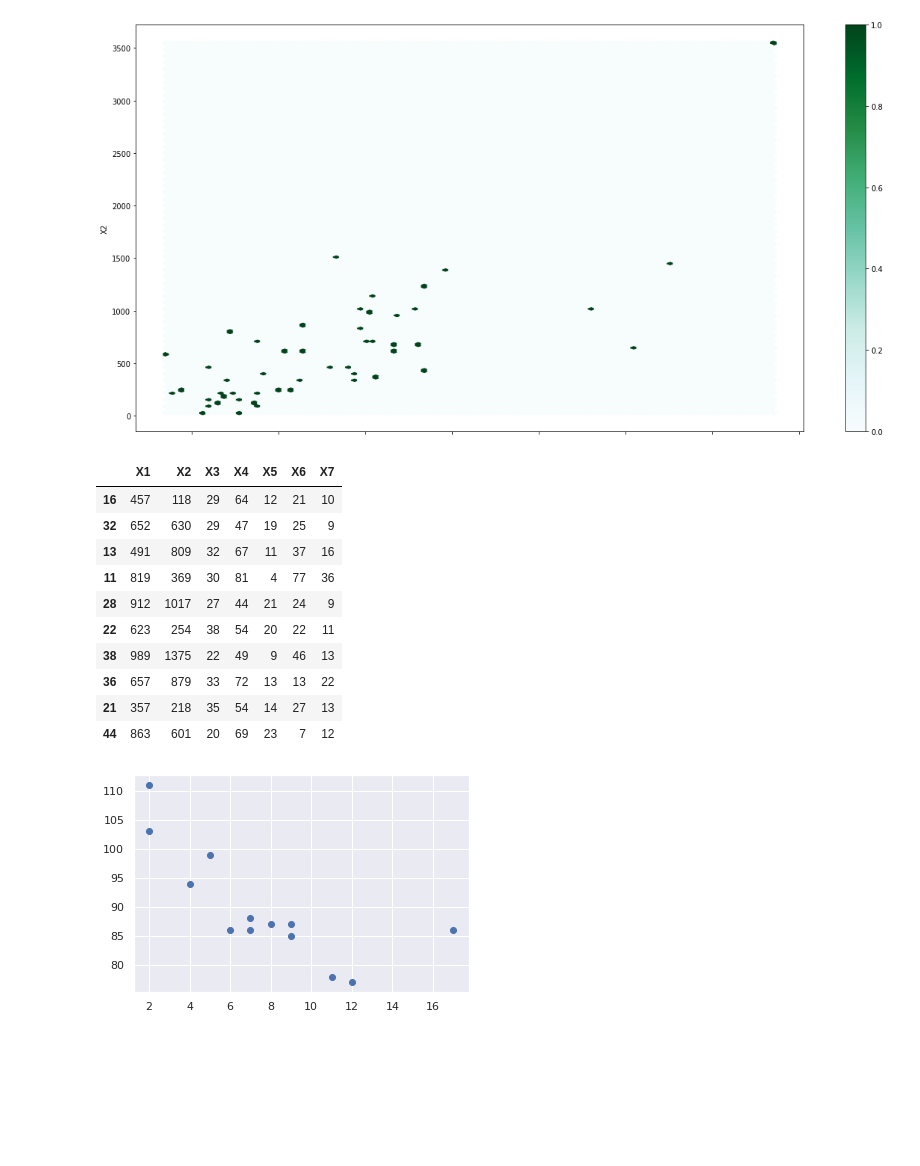
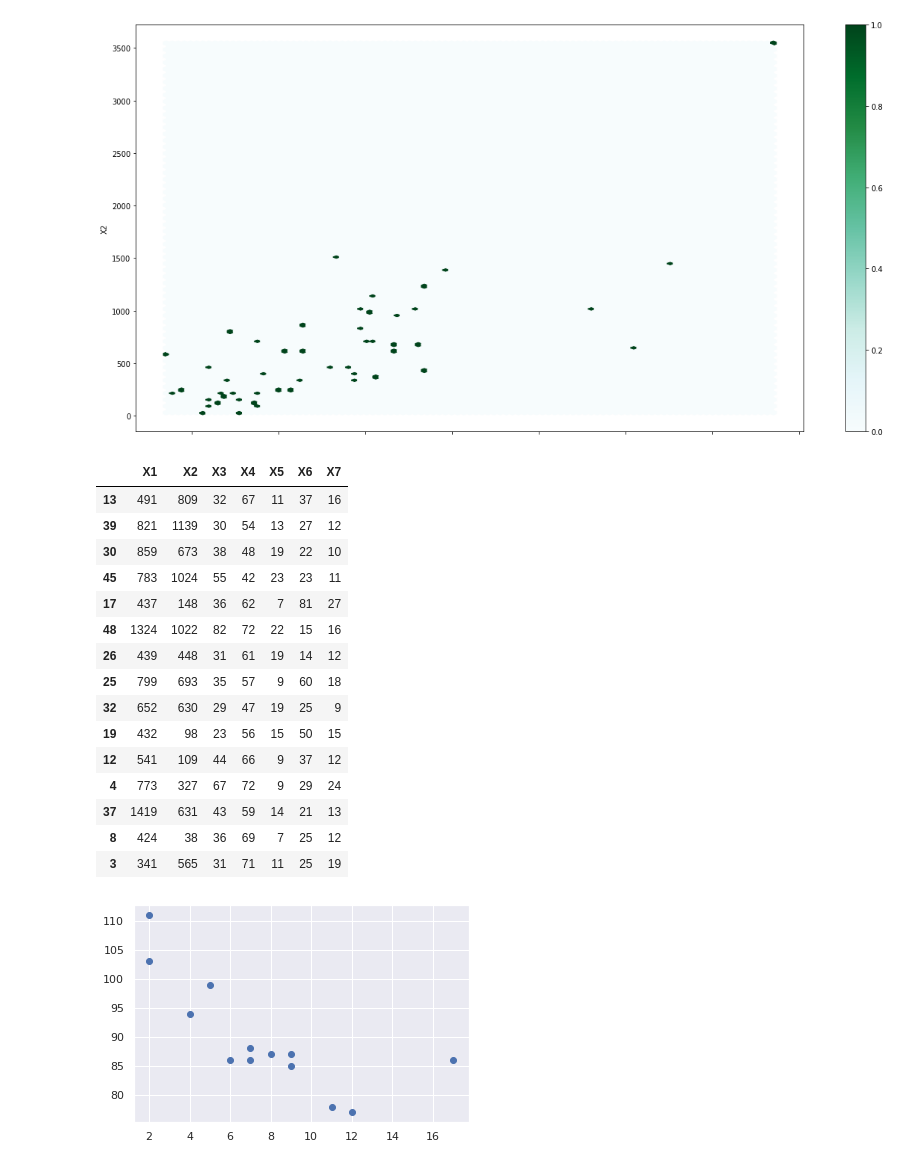
Before and after one commit to Ravkeerat02/Applied_data, a Jupyter notebook: TermProject.ipynb, the cells around one changed output. Cells and saved outputs as stored; diff of their text form; code cells hidden in the pictures; blank space fills up the shorter version.

Commit message:
Split data into training and testing

```diff
--- a/TermProject.ipynb
+++ b/TermProject.ipynb
@@ -81,21 +81,29 @@ data_df.plot(figsize=(20,10), kind='hexbin',x=0, y=1) # hexbin plot
 # %% [output]
 <matplotlib.axes._subplots.AxesSubplot at 0x...>
 [figure]
-# %%
-x_train_skl, x_test_skl = train_test_split(data_df,test_size = 0.20, random_state=99)
-x_test_skl
-# %% [output]
-|  | X1 | X2 | X3 | X4 | X5 | X6 | X7 |
-| 16 | 457 | 118 | 29 | 64 | 12 | 21 | 10 |
-| 32 | 652 | 630 | 29 | 47 | 19 | 25 | 9 |
-| 13 | 491 | 809 | 32 | 67 | 11 | 37 | 16 |
-| 11 | 819 | 369 | 30 | 81 | 4 | 77 | 36 |
-| 28 | 912 | 1017 | 27 | 44 | 21 | 24 | 9 |
-| 22 | 623 | 254 | 38 | 54 | 20 | 22 | 11 |
-| 38 | 989 | 1375 | 22 | 49 | 9 | 46 | 13 |
-| 36 | 657 | 879 | 33 | 72 | 13 | 13 | 22 |
-| 21 | 357 | 218 | 35 | 54 | 14 | 27 | 13 |
-| 44 | 863 | 601 | 20 | 69 | 23 | 7 | 12 |
+# %%
+# Splitting the data into 70% training and 30% training.
+# Setting the randomness involved in the model to 42
+
+X_train, X_test = train_test_split(data_df, test_size = 0.30, random_state=42)
+X_test
+# %% [output]
+|  | X1 | X2 | X3 | X4 | X5 | X6 | X7 |
+| 13 | 491 | 809 | 32 | 67 | 11 | 37 | 16 |
+| 39 | 821 | 1139 | 30 | 54 | 13 | 27 | 12 |
+| 30 | 859 | 673 | 38 | 48 | 19 | 22 | 10 |
+| 45 | 783 | 1024 | 55 | 42 | 23 | 23 | 11 |
+| 17 | 437 | 148 | 36 | 62 | 7 | 81 | 27 |
+| 48 | 1324 | 1022 | 82 | 72 | 22 | 15 | 16 |
+| 26 | 439 | 448 | 31 | 61 | 19 | 14 | 12 |
+| 25 | 799 | 693 | 35 | 57 | 9 | 60 | 18 |
+| 32 | 652 | 630 | 29 | 47 | 19 | 25 | 9 |
+| 19 | 432 | 98 | 23 | 56 | 15 | 50 | 15 |
+| 12 | 541 | 109 | 44 | 66 | 9 | 37 | 12 |
+| 4 | 773 | 327 | 67 | 72 | 9 | 29 | 24 |
+| 37 | 1419 | 631 | 43 | 59 | 14 | 21 | 13 |
+| 8 | 424 | 38 | 36 | 69 | 7 | 25 | 12 |
+| 3 | 341 | 565 | 31 | 71 | 11 | 25 | 19 |
 # %%
 #Linear regression
 x = [5,7,8,7,2,17,2,9,4,11,12,9,6]
```
